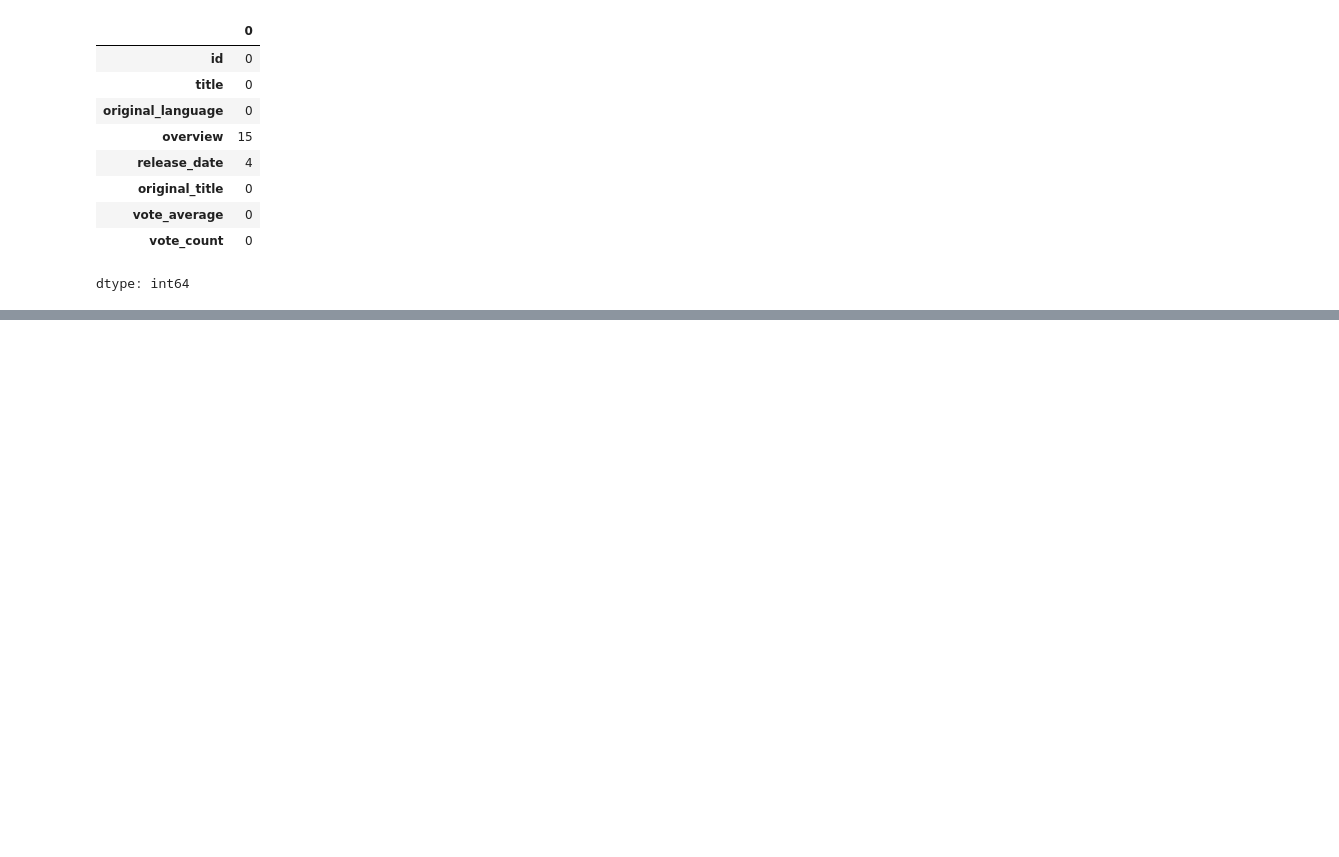
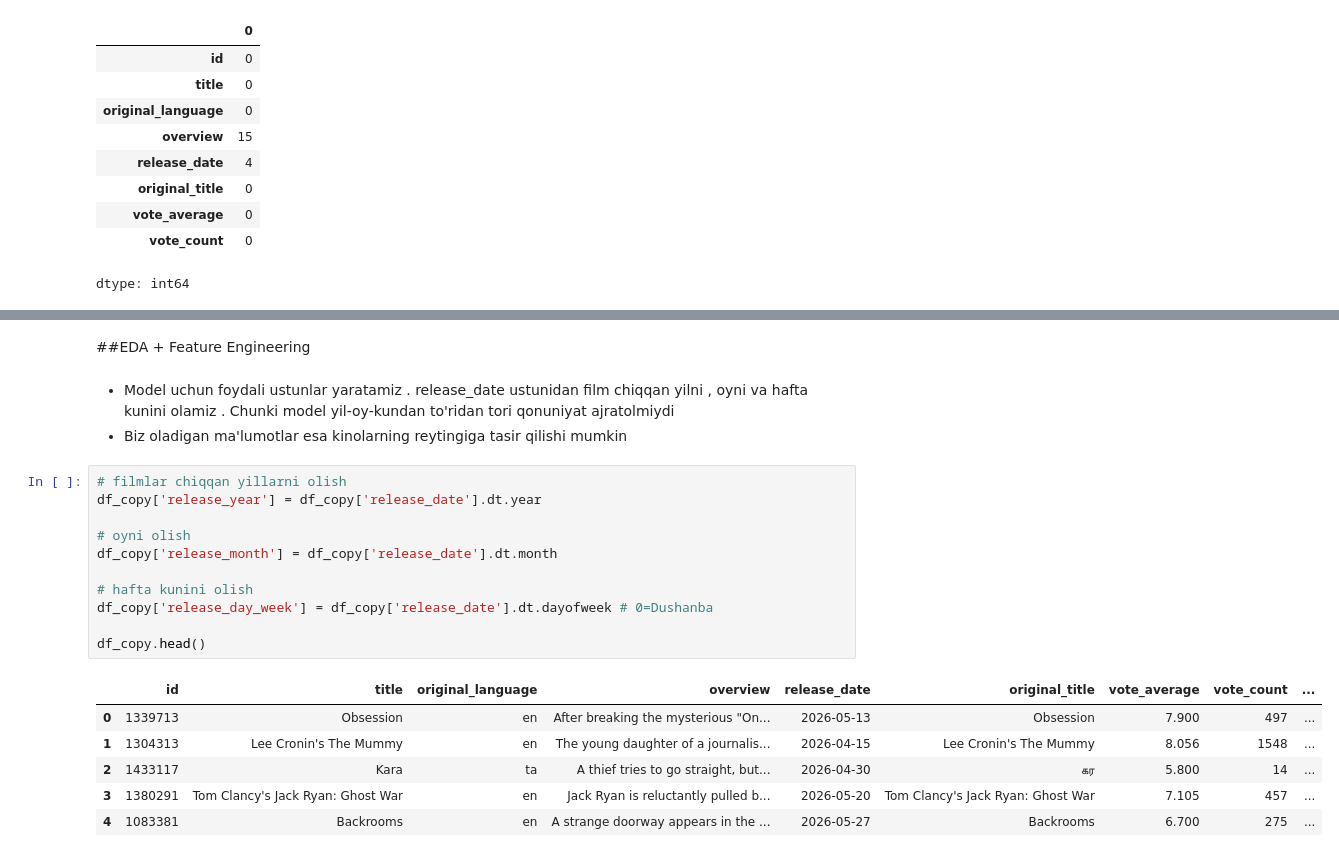
Before and after one commit to izzat-ai/learning-ai, a Jupyter notebook: projects/movie.ipynb, the cells around one changed output, grey strips where cells are left out. Drawn from its saved outputs; the diff is of its cells as text; blank space fills up the shorter version.

```diff
--- a/projects/movie.ipynb
+++ b/projects/movie.ipynb
@@ -242,0 +327,23 @@ dtype: int64
+# %% [markdown]
+##EDA + Feature Engineering
+# %% [markdown]
+- Model uchun foydali ustunlar yaratamiz . release_date ustunidan film chiqqan yilni , oyni va hafta kunini olamiz . Chunki model yil-oy-kundan to'ridan tori qonuniyat ajratolmiydi
+- Biz oladigan ma'lumotlar esa kinolarning reytingiga tasir qilishi mumkin
+# %%
+# filmlar chiqqan yillarni olish
+df_copy['release_year'] = df_copy['release_date'].dt.year
+
+# oyni olish
+df_copy['release_month'] = df_copy['release_date'].dt.month
+
+# hafta kunini olish
+df_copy['release_day_week'] = df_copy['release_date'].dt.dayofweek # 0=Dushanba
+
+df_copy.head()
+# %% [output]
+|  | id | title | original_language | overview | release_date | original_title | vote_average | vote_count | ... |
+| 0 | 1339713 | Obsession | en | After breaking the mysterious "On... | 2026-05-13 | Obsession | 7.900 | 497 | ... |
+| 1 | 1304313 | Lee Cronin's The Mummy | en | The young daughter of a journalis... | 2026-04-15 | Lee Cronin's The Mummy | 8.056 | 1548 | ... |
+| 2 | 1433117 | Kara | ta | A thief tries to go straight, but... | 2026-04-30 | கர | 5.800 | 14 | ... |
+| 3 | 1380291 | Tom Clancy's Jack Ryan: Ghost War | en | Jack Ryan is reluctantly pulled b... | 2026-05-20 | Tom Clancy's Jack Ryan: Ghost War | 7.105 | 457 | ... |
+| 4 | 1083381 | Backrooms | en | A strange doorway appears in the ... | 2026-05-27 | Backrooms | 6.700 | 275 | ... |
```
Also changed, not shown: parts of 18 cells of this notebook.
